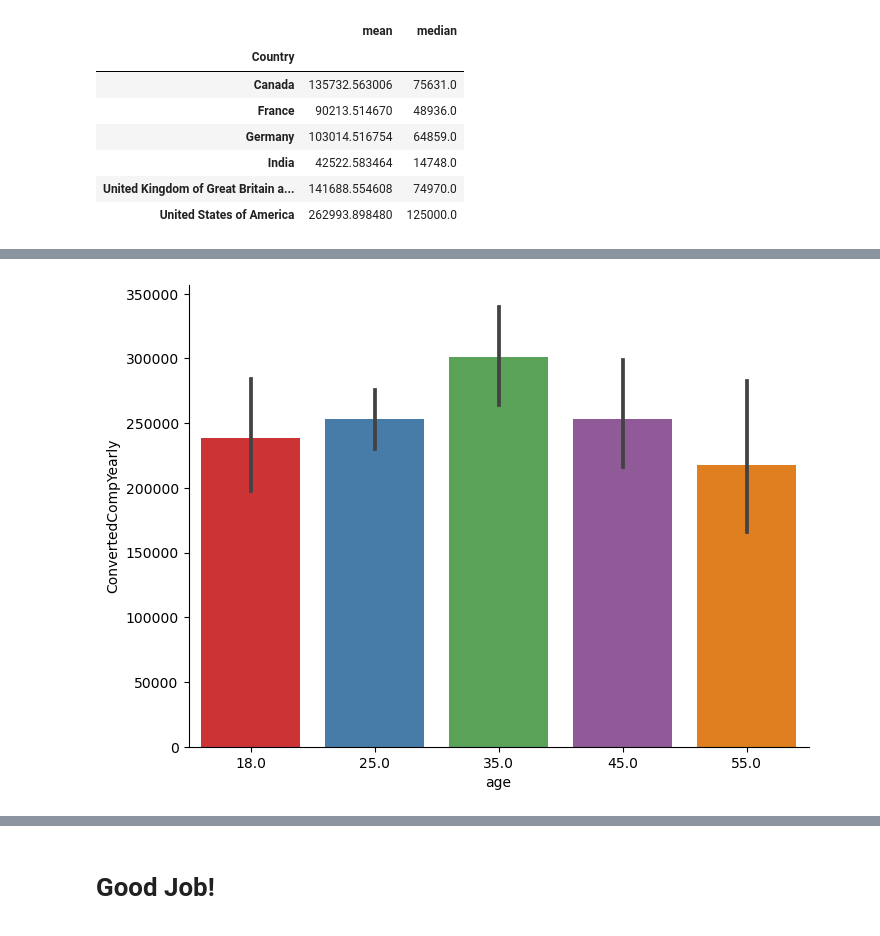
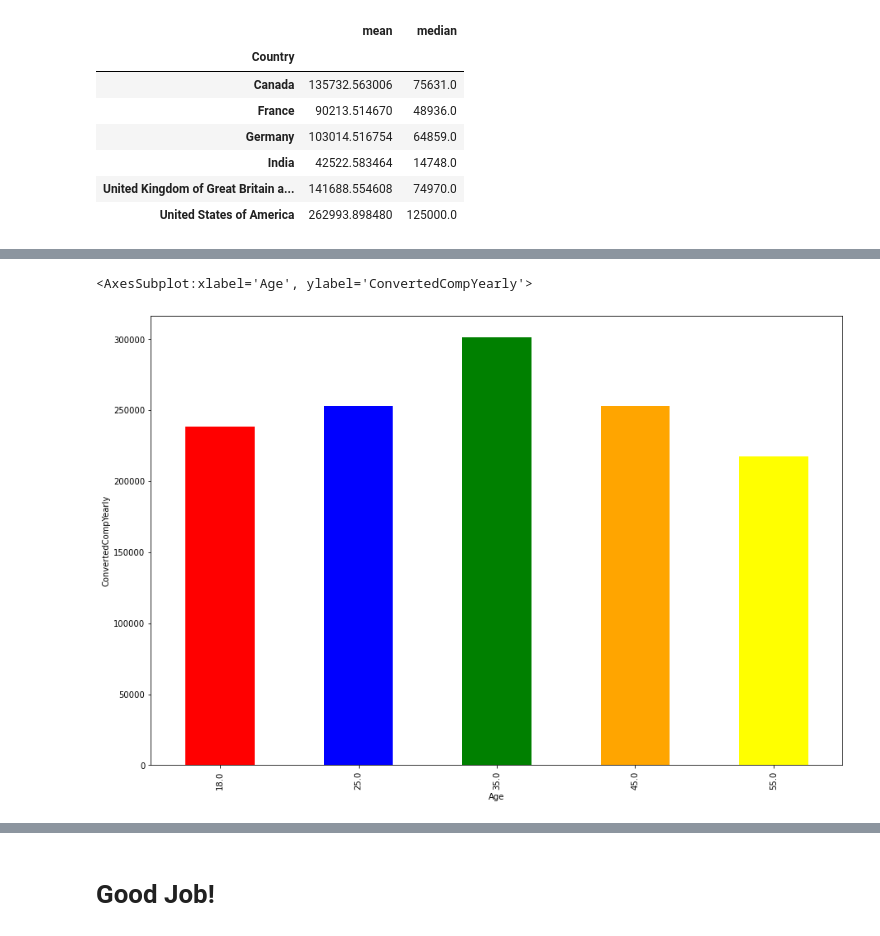
Before and after one commit to aayushkananu/Data-Science-Project, a Jupyter notebook: First_Project.ipynb, the cells around one changed output, grey strips where cells are left out. Cells and saved outputs as stored; diff of their text form; code cells hidden in the pictures.

```diff
--- a/First_Project.ipynb
+++ b/First_Project.ipynb
@@ -230,3 +204,6 @@ selected_countries.groupby('Country')['ConvertedCompYearly'].agg(['mean', 'media
 | United States of America | 262993.898480 | 125000.0 |
 # %%
 # How many people in the US work with Python?
+Us_df = df[df['Country'] == 'United States of America']
+Python_Users_us = Us_df['LanguageHaveWorkedWith'].str.contains('Python').value_counts()[True]
+Python_Users_us
@@ -242,8 +220,14 @@ selected_countries.groupby('Country')['ConvertedCompYearly'].agg(['mean', 'media
 #Reproduce the following plot of US developer aga in the x-axis and their
 #salary in the y-axis
 # %%
+Us_dev_age = Us_df.groupby('Age')['ConvertedCompYearly'].mean()
+plt.ylabel('ConvertedCompYearly')
+plt.xlabel('Age')
+color_palette = ['red', 'blue', 'green','orange','yellow' ]
+Us_dev_age.plot.bar(figsize = (15,10), color = color_palette)
 # %% [output]
+<AxesSubplot:xlabel='Age', ylabel='ConvertedCompYearly'>
-[figure, old version]
+[figure, new version]
 # %%
 #Same thing for Zimbawe
 # %%
```
Also changed, not shown: parts of 15 cells of this notebook, 1 other file.
